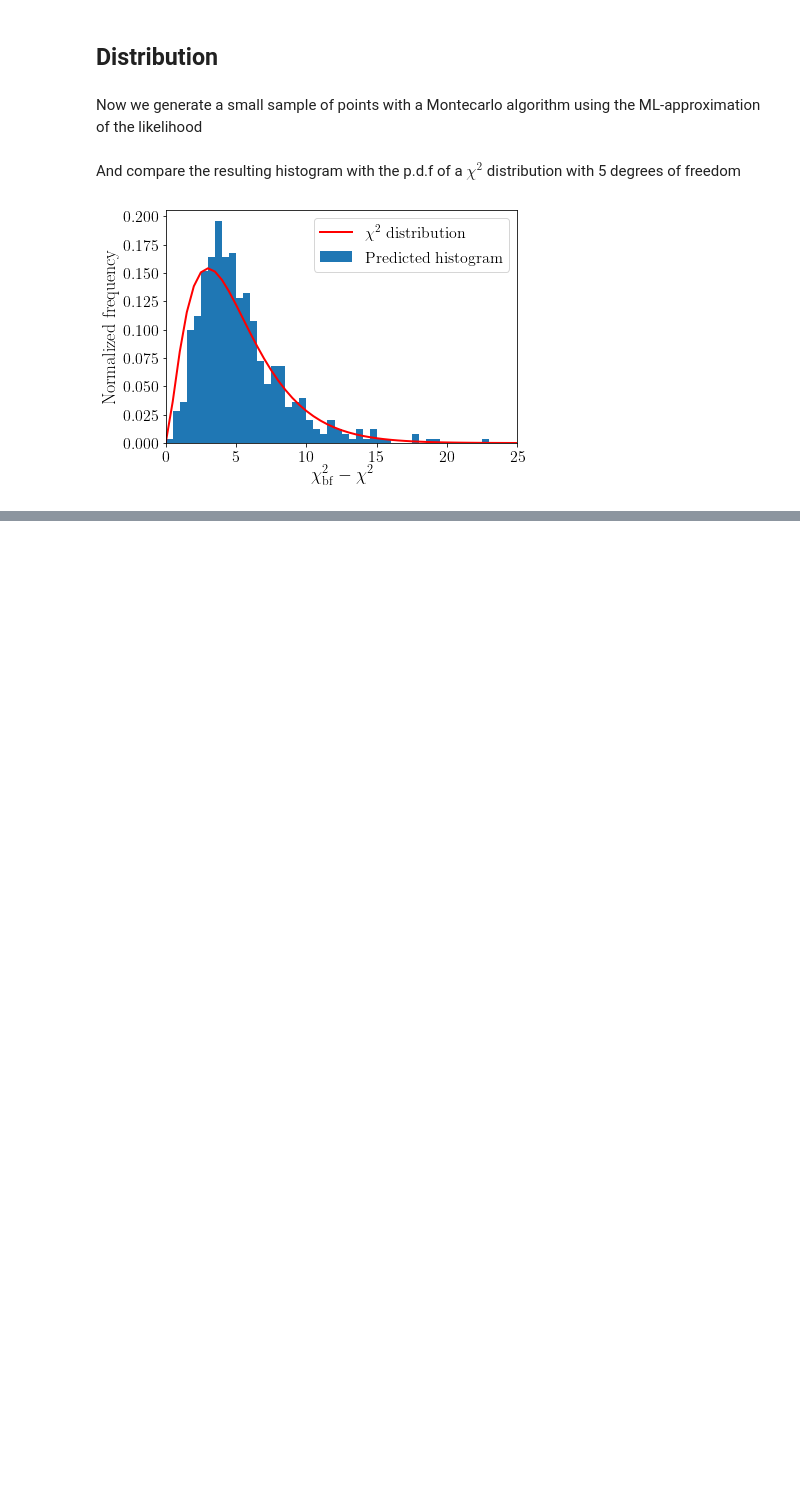
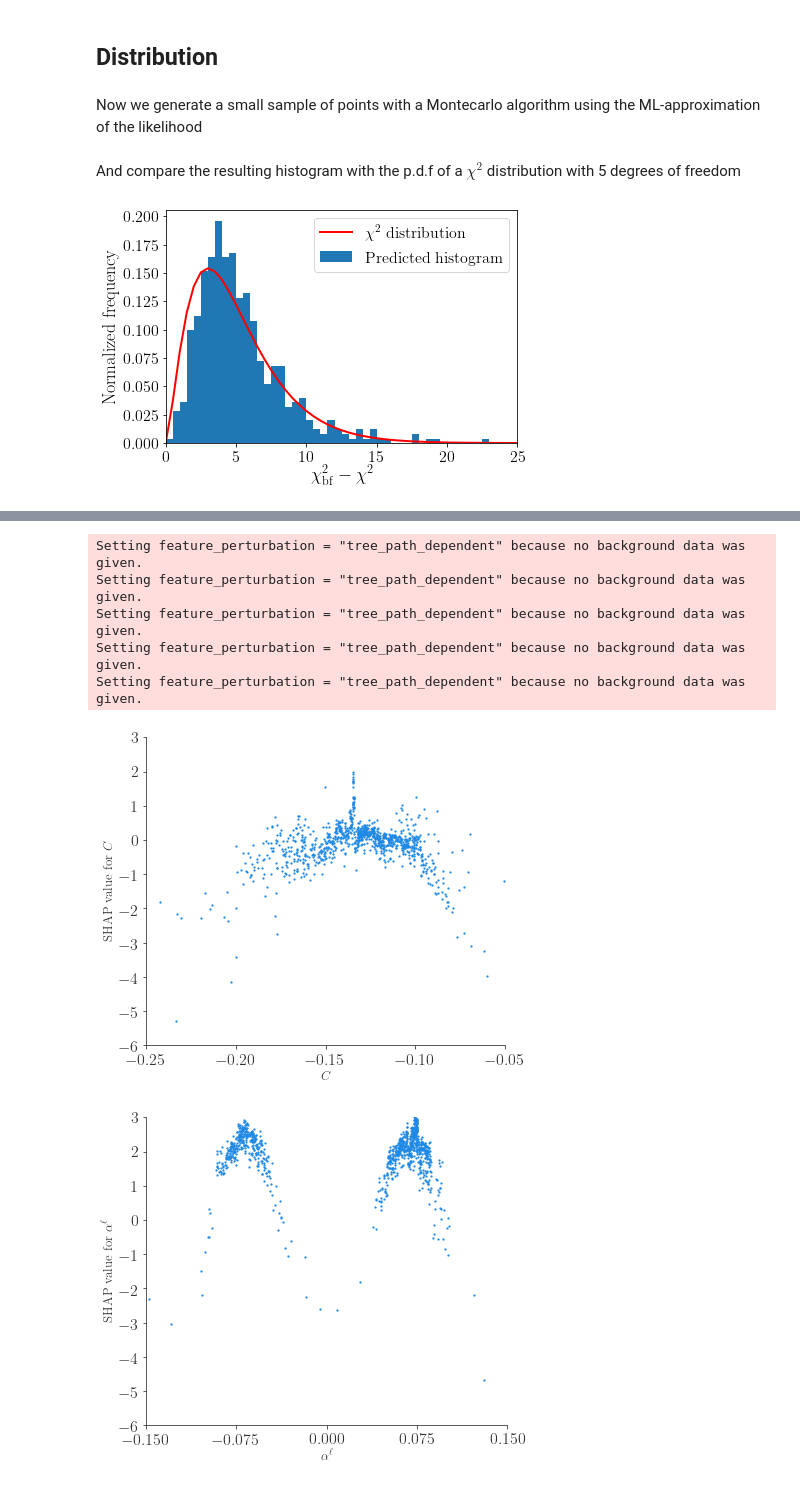
Before and after one commit to Jorge-Alda/SMEFT19, a Jupyter notebook: jupyter/PaperML/05_Training.ipynb, the cells around one changed output, grey strips where cells are left out. Saved outputs shown, nothing was run; the diff lists cells and outputs as text; code cells hidden in the pictures; blank space fills up the shorter version.

```diff
--- a/jupyter/PaperML/05_Training.ipynb
+++ b/jupyter/PaperML/05_Training.ipynb
@@ -48,0 +74,22 @@ plt.savefig('../../plots/hist_xgb.pgf')
+# %%
+names = ['C', 'al', 'bl', 'aq', 'bq']
+minx = [-0.25, -0.15, -0.025, -0.12, 0]
+maxx = [-0.05, 0.15, 0.025, 0.07, 3.5]
+ticks = [np.linspace(minx[i], maxx[i], 5) for i in range(5)]
+for i in range(5):
+    SMEFT19.ml.SHAP_param('../../MLmodels/xgb_lh.json', '../../samples/mlpoints.dat', i, 0)
+    ax = plt.gca()
+    ax.set_xticks(ticks[i])
+    plt.xlim([minx[i], maxx[i]])
+    plt.xticks(fontsize=16)
+    plt.yticks(fontsize=16)
+    plt.tight_layout(pad=0.5)
+    plt.savefig(f'../../plots/SHAP_{names[i]}.pdf')
+# %% [output]
+Setting feature_perturbation = "tree_path_dependent" because no background data was given.
+Setting feature_perturbation = "tree_path_dependent" because no background data was given.
+Setting feature_perturbation = "tree_path_dependent" because no background data was given.
+Setting feature_perturbation = "tree_path_dependent" because no background data was given.
+Setting feature_perturbation = "tree_path_dependent" because no background data was given.
+[figure, added]
+[figure, added]
```
Also changed, not shown: parts of 8 cells of this notebook, 15 other files.
